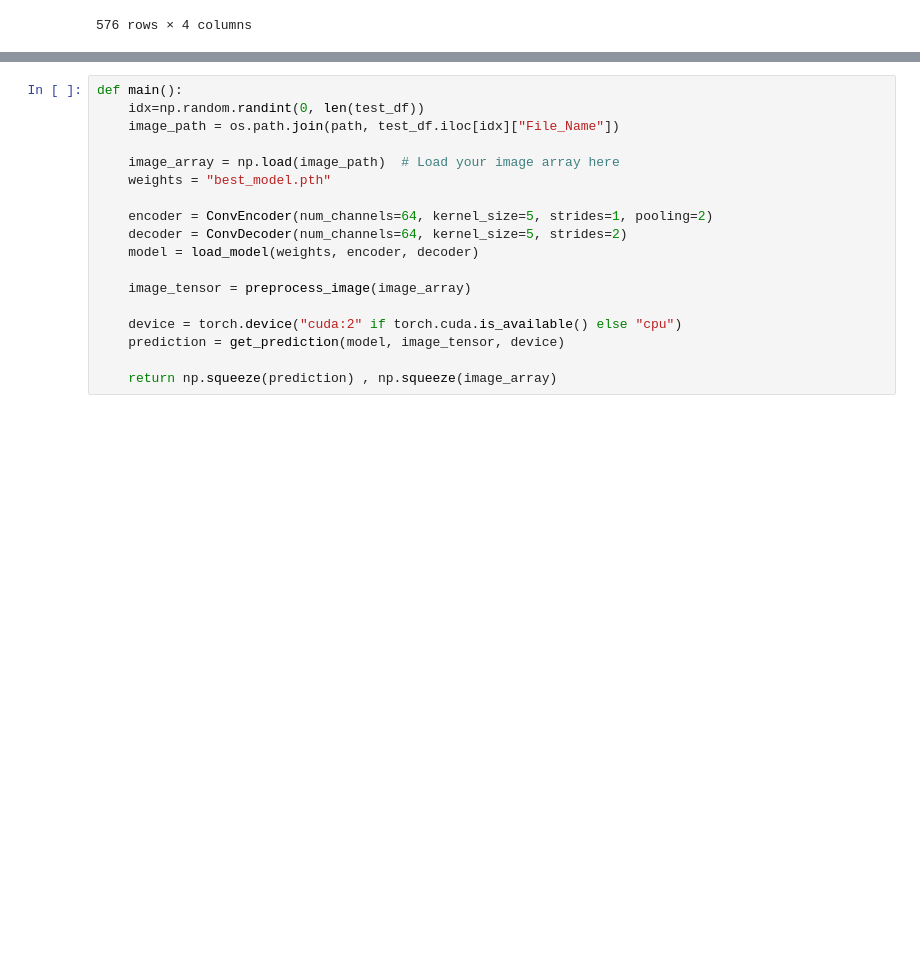
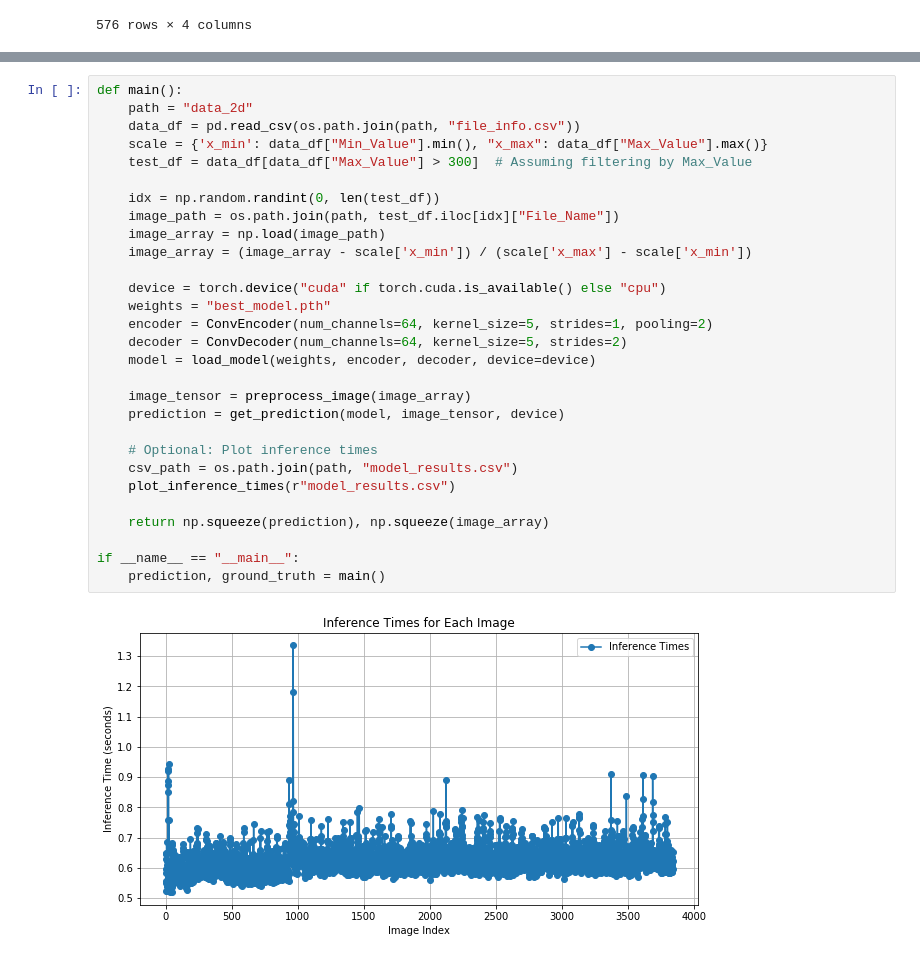
Before and after one commit to OscarBaar/AI-for-physicists, a Jupyter notebook: evaluate.ipynb, the cells around one changed output, grey strips where cells are left out. Cells and saved outputs as stored; diff of their text form; blank space fills up the shorter version.

Commit message:
Inference.py contains inference time and evaluate now plots this

```diff
--- a/evaluate.ipynb
+++ b/evaluate.ipynb
@@ -93,18 +125,31 @@ def get_prediction(model, image_tensor, device):
 # %%
 def main():
-    idx=np.random.randint(0, len(test_df))
+    path = "data_2d"
+    data_df = pd.read_csv(os.path.join(path, "file_info.csv"))
+    scale = {'x_min': data_df["Min_Value"].min(), "x_max": data_df["Max_Value"].max()}
+    test_df = data_df[data_df["Max_Value"] > 300]  # Assuming filtering by Max_Value
+
+    idx = np.random.randint(0, len(test_df))
     image_path = os.path.join(path, test_df.iloc[idx]["File_Name"])
+    image_array = np.load(image_path)
+    image_array = (image_array - scale['x_min']) / (scale['x_max'] - scale['x_min'])
 
-    image_array = np.load(image_path)  # Load your image array here
+    device = torch.device("cuda" if torch.cuda.is_available() else "cpu")
     weights = "best_model.pth"
-
     encoder = ConvEncoder(num_channels=64, kernel_size=5, strides=1, pooling=2)
     decoder = ConvDecoder(num_channels=64, kernel_size=5, strides=2)
-    model = load_model(weights, encoder, decoder)
+    model = load_model(weights, encoder, decoder, device=device)
 
     image_tensor = preprocess_image(image_array)
-
-    device = torch.device("cuda:2" if torch.cuda.is_available() else "cpu")
     prediction = get_prediction(model, image_tensor, device)
 
-    return np.squeeze(prediction) , np.squeeze(image_array)
+    # Optional: Plot inference times
+    csv_path = os.path.join(path, "model_results.csv")
+    plot_inference_times(r"model_results.csv")
+
+    return np.squeeze(prediction), np.squeeze(image_array)
+
+if __name__ == "__main__":
+    prediction, ground_truth = main()
+# %% [output]
+[figure, added]
```
Also changed, not shown: parts of 4 cells of this notebook, 2 other files.
